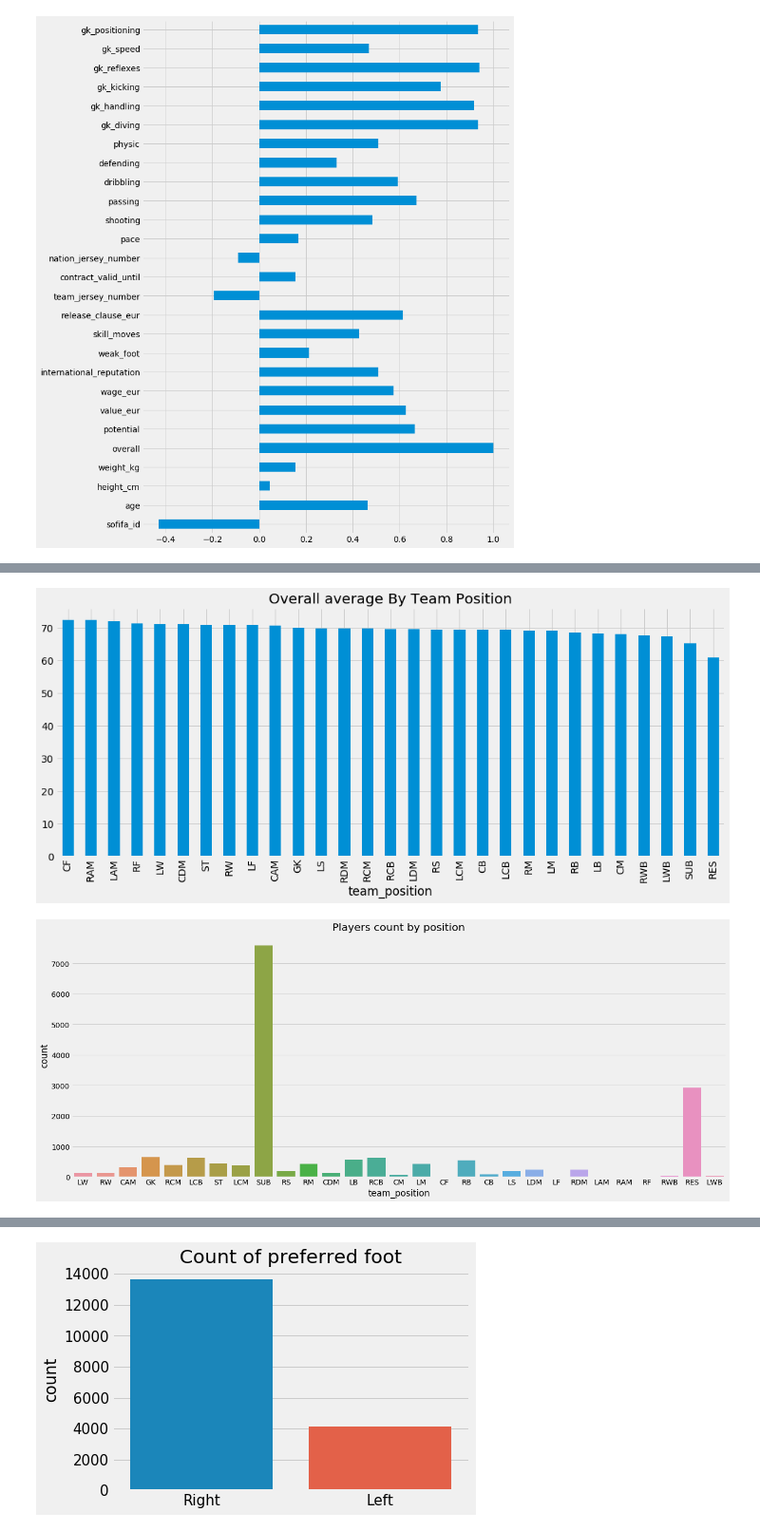
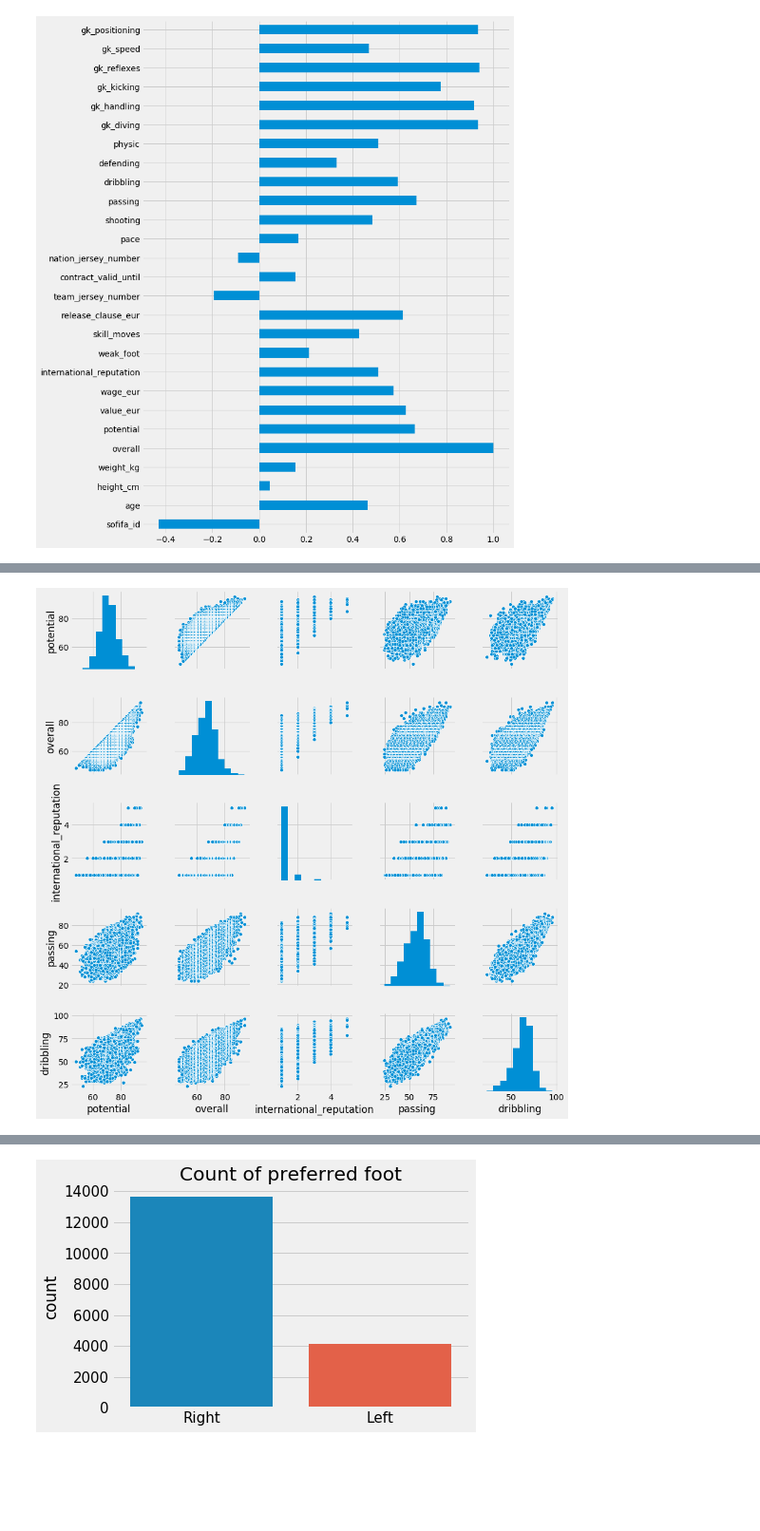
Before and after one commit to Wangsherpa/fifa-final-project, a Jupyter notebook: fifa-project.ipynb, the cells around one changed output, grey strips where cells are left out. Shown at 95% size. Drawn from its saved outputs; the diff is of its cells as text; code cells hidden in the pictures; blank space fills up the shorter version.

```diff
--- a/fifa-project.ipynb
+++ b/fifa-project.ipynb
@@ -188,17 +97,6 @@ plt.show()
-# %%
-plt.figure(figsize=(15, 6))
-ax = fifa_19.groupby('team_position')['overall'].mean().sort_values(ascending=False).plot.bar()
-ax.set_title("Overall average By Team Position")
-plt.show()
-# %% [output]
-[figure, removed]
-# %%
-# Let's see the count of players by team position
-plt.figure(figsize=(20, 8))
-sns.countplot(fifa_19.team_position)
-plt.title("Players count by position")
-plt.xticks(fontsize=14)
-plt.yticks(fontsize=14)
-plt.show()
-# %% [output]
-[figure, removed]
+# %%
+cols = fifa_19[['potential', 'overall', 'international_reputation', 'passing', 'dribbling']]
+sns.pairplot(cols)
+plt.show()
+# %% [output]
+[figure, added]
```
Also changed, not shown: parts of 45 cells of this notebook, 1 other file.
